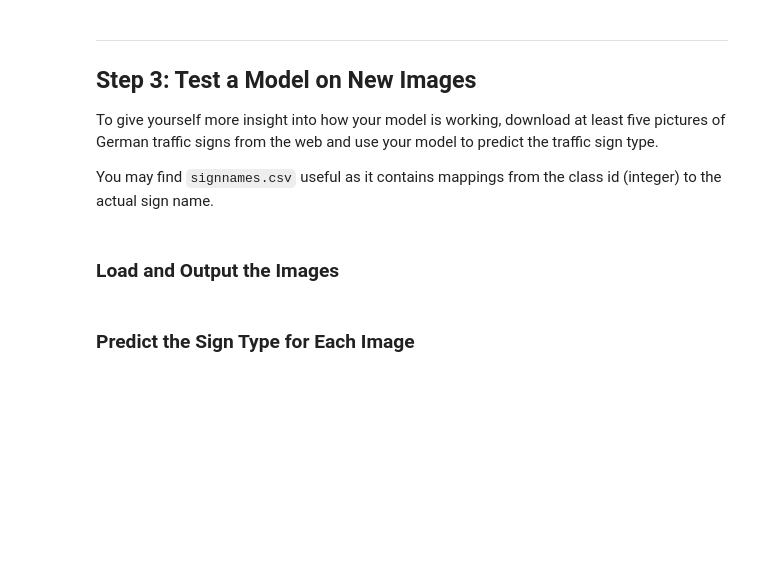
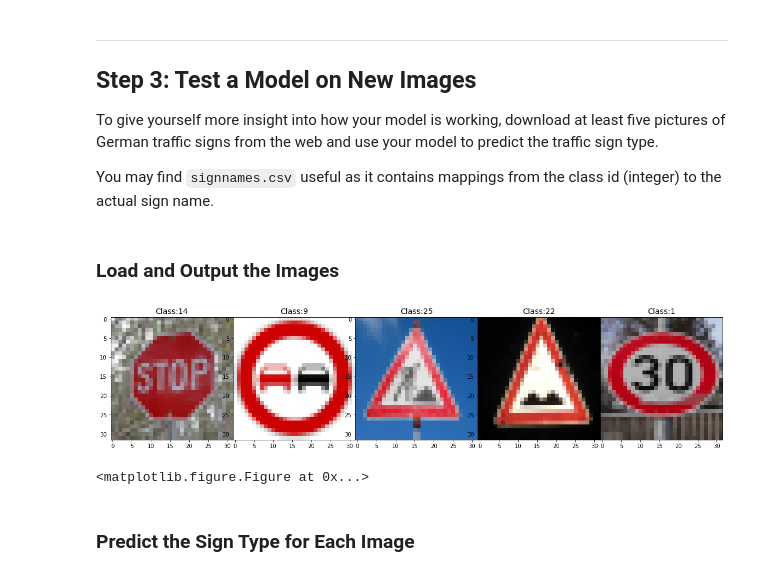
Before and after one commit to AbdulTheProgrammer/CarND-Traffic-Sign-Classifier-Project, a Jupyter notebook: Traffic_Sign_Classifier.ipynb, the cells around one changed output. Cells and saved outputs as stored; diff of their text form; code cells hidden in the pictures; blank space fills up the shorter version.

Commit message:
added test image and finished project

```diff
--- a/Traffic_Sign_Classifier.ipynb
+++ b/Traffic_Sign_Classifier.ipynb
@@ -454,23 +397,13 @@ sets imply underfitting. A high accuracy on the training set but low accuracy on
 # %%
 ### Train your model here.
 rate = 0.001
-
-#batch_x_test, batch_y_test = create_train_batch(X_train[0:2], y_train[0:2], 2)
-#f, axarr = plt.subplots(20,1 , figsize=(32,32))
-#plt.figure()
-#f.subplots_adjust(hspace=.5)
-#y_index = 0
-#for i in range(20):
-#    subtitle = "Class:" + str(batch_y_test[i])
-#    axarr[i].set_title(subtitle, fontsize=25)
-#    axarr[i].imshow(batch_x_test[i].squeeze())
-#    axarr[i].set_aspect(aspect=1, adjustable='box')
 
 logits = LeNet(x)
 cross_entropy = tf.nn.softmax_cross_entropy_with_logits(labels=one_hot_y, logits=logits)
 loss_operation = tf.reduce_mean(cross_entropy)
 optimizer = tf.train.AdamOptimizer(learning_rate = rate)
 training_operation = optimizer.minimize(loss_operation)
+
 
 ### Calculate and report the accuracy on the training and validation set.
 correct_prediction = tf.equal(tf.argmax(logits, 1), tf.argmax(one_hot_y, 1))
@@ -483,7 +416,7 @@ def evaluate(X_data, y_data):
     sess = tf.get_default_session()
     for offset in range(0, num_examples, BATCH_SIZE):
         batch_x, batch_y = X_data[offset:offset+BATCH_SIZE], y_data[offset:offset+BATCH_SIZE]
-        accuracy = sess.run(accuracy_operation, feed_dict={x: batch_x, y: batch_y})
+        accuracy = sess.run(accuracy_operation, feed_dict={x: batch_x, y: batch_y, keep_prob:1})
         total_accuracy += (accuracy * BATCH_SIZE)
     return total_accuracy / (num_examples)
 
@@ -504,12 +437,14 @@ with tf.Session() as sess:
             #    batch_x, batch_y = create_train_batch(X_train[offset:end], y_train[offset:end],BATCH_SIZE, extra_data_per_element=4)
             #else:
             #    batch_x, batch_y = create_train_batch(X_train[offset:end], y_train[offset:offset+BATCH_SIZE], num_examples - offset, extra_data_per_element=4)
-            sess.run(training_operation, feed_dict={x: batch_x, y: batch_y})
+            sess.run(training_operation, feed_dict={x: batch_x, y: batch_y, keep_prob: 0.5})
 
         validation_accuracy = evaluate(X_valid, y_valid)
         print("EPOCH {} ...".format(i+1))
         print("Validation Accuracy = {:.3f}".format(validation_accuracy))
         print()
+        if validation_accuracy > 0.99:
+            break;
 
     saver.save(sess, './lenet')
     print("Model saved")
@@ -551,2 +492,39 @@ You may find `signnames.csv` useful as it contains mappings from the class id (i
+# %%
+### Load the images and plot them here.
+### Feel free to use as many code cells as needed.
+import matplotlib.image as mpimg
+
+
+stop_img = mpimg.imread('extra_signs/STOP_sign.jpg')
+stop_img = cv2.resize(stop_img, (32, 32), interpolation = cv2.INTER_AREA)
+
+no_passing_img = mpimg.imread('extra_signs/no_passing_sign.jpg')
+no_passing_img = cv2.resize(no_passing_img, (32, 32), interpolation = cv2.INTER_AREA)
+
+roadwork_img = mpimg.imread('extra_signs/road_work_sign.jpg')
+roadwork_img = cv2.resize(roadwork_img, (32, 32), interpolation = cv2.INTER_AREA)
+
+bumpy_img = mpimg.imread('extra_signs/bumpy_road_sign.jpg')
+bumpy_img = cv2.resize(bumpy_img, (32, 32), interpolation = cv2.INTER_AREA)
+
+_30_img = mpimg.imread('extra_signs/30_sign.jpg')
+_30_img = cv2.resize(_30_img, (32, 32), interpolation = cv2.INTER_AREA)
+
+
+test_images = np.array([stop_img, no_passing_img, roadwork_img, bumpy_img, _30_img])
+classes = np.array([14, 9, 25, 22, 1])
+num_images = 5
+
+f, axarr = plt.subplots(1, num_images, figsize=(20,10))
+plt.figure()
+f.subplots_adjust(hspace = .4, wspace=.001)
+for i in range(0, num_images):
+        subtitle = "Class:" + str(classes[i])
+        axarr[i].set_title(subtitle, fontsize=14)
+        axarr[i].set_aspect(aspect=1, adjustable='box')
+        axarr[i].imshow(np.round(test_images[i]).astype(np.uint8))
+# %% [output]
+[figure, added]
+<matplotlib.figure.Figure at 0x...>
 # %% [markdown]
 ### Predict the Sign Type for Each Image
```
Also changed, not shown: parts of 13 cells of this notebook, 8 other files.
